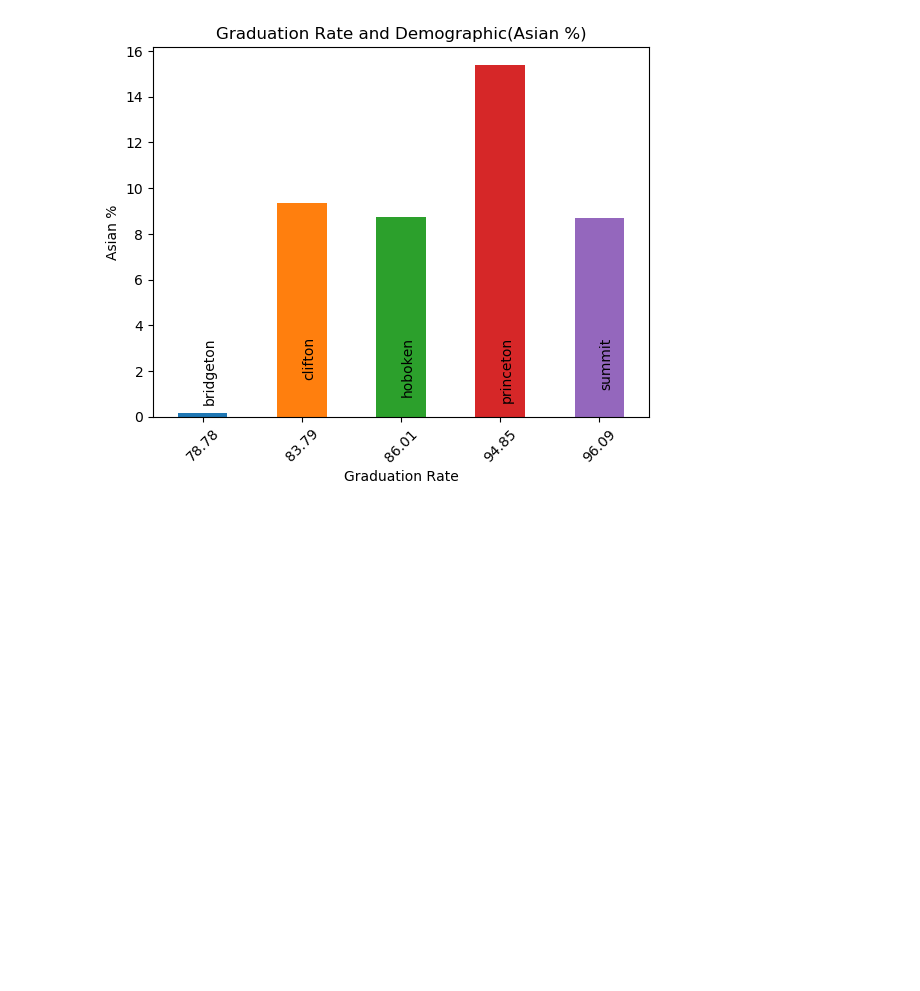
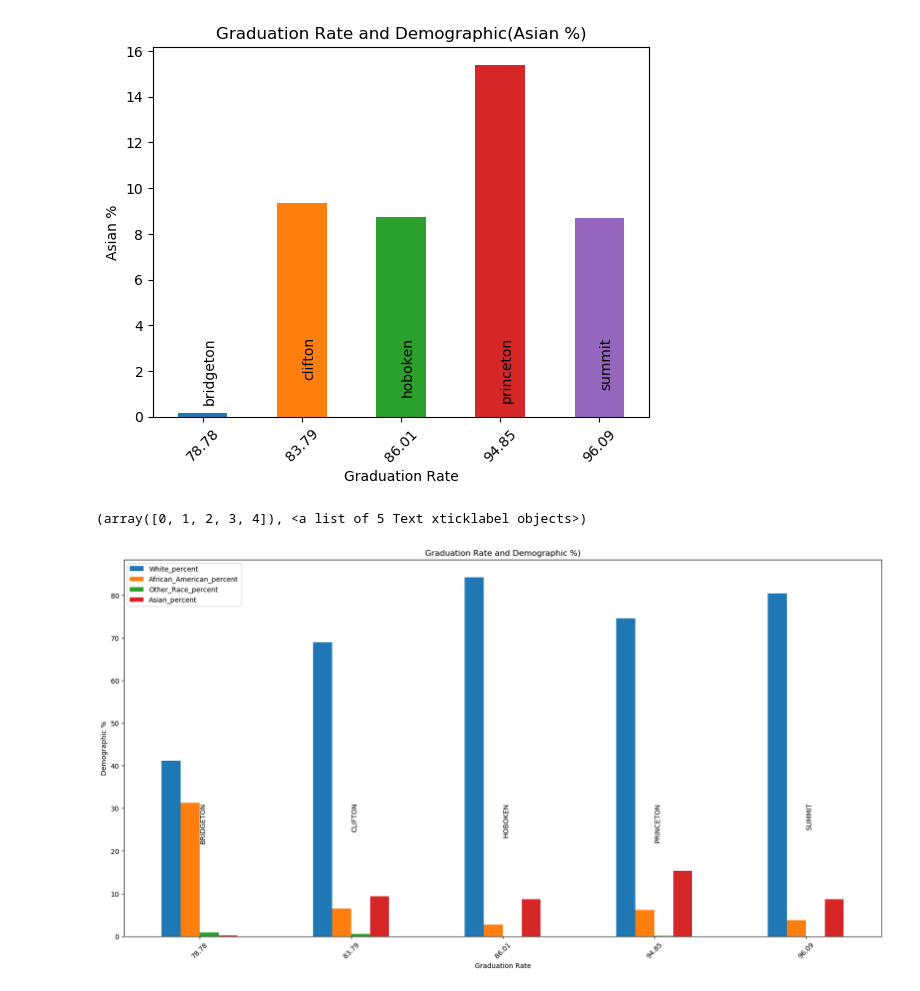
Before and after one commit to fab5-rutgers/first_project, a Jupyter notebook: Demographic/Demographic_vs_Performance.ipynb, the cells around one changed output. Cells and saved outputs as stored; diff of their text form; code cells hidden in the pictures; blank space fills up the shorter version.

```diff
--- a/Demographic/Demographic_vs_Performance.ipynb
+++ b/Demographic/Demographic_vs_Performance.ipynb
@@ -262,3 +262,19 @@ plt.xticks(rotation=45)
 # %% [output]
 (array([0, 1, 2, 3, 4]), <a list of 5 Text xticklabel objects>)
 [figure]
+# %%
+#Combinined Graph
+ax = combined_demo_grad_data.plot.bar(x="GRAD_RATE",
+                                      y=["White_percent","African_American_percent","Other_Race_percent","Asian_percent"],
+                                      legend=True, figsize=(20,10))
+for i, label in enumerate(list(combined_demo_grad_data.index)):
+    ax.annotate(label,(i, 30),ha="left",rotation=90)
+
+plt.legend(loc = "upper left")
+plt.title("Graduation Rate and Demographic %)")
+plt.ylabel("Demographic %")
+plt.xlabel("Graduation Rate")
+plt.xticks(rotation=45)
+# %% [output]
+(array([0, 1, 2, 3, 4]), <a list of 5 Text xticklabel objects>)
+[figure, added]
```
Also changed, not shown: parts of 1 cell of this notebook, 4 other files.
